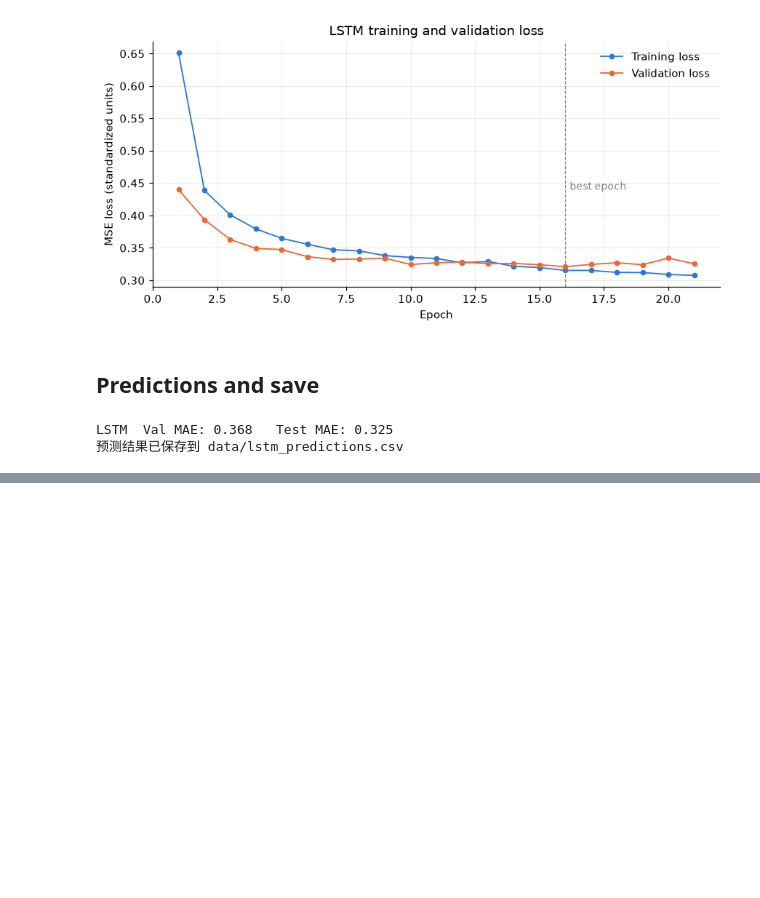
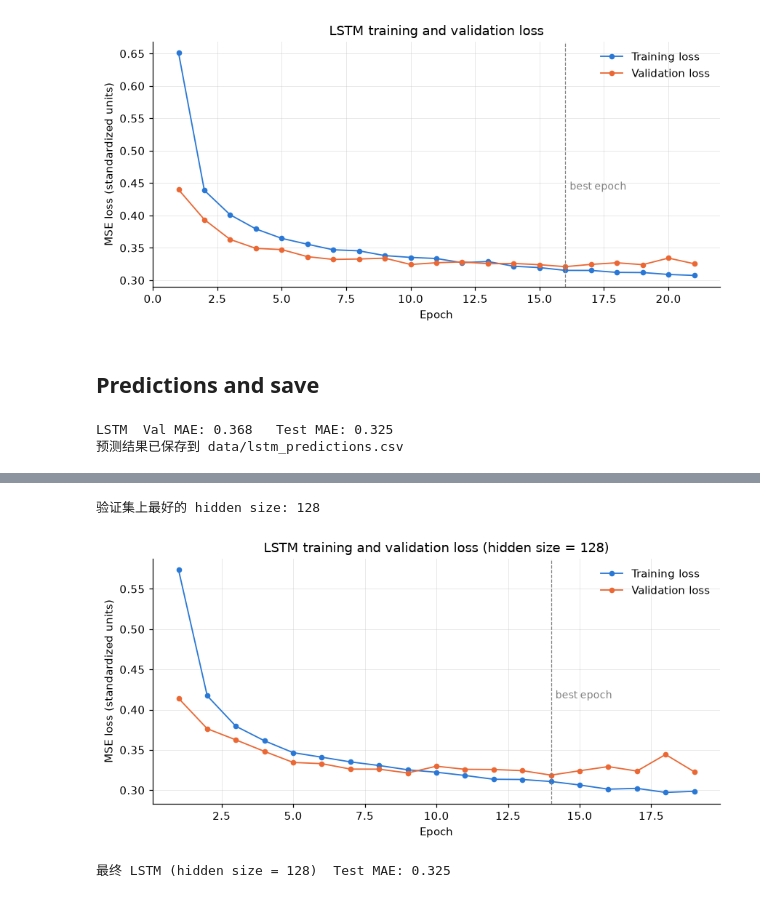
Before and after one commit to JerryLiu0214/electricity-forecasting, a Jupyter notebook: 03_lstm.ipynb, the cells around one changed output, grey strips where cells are left out. Drawn from its saved outputs; the diff is of its cells as text; code cells hidden in the pictures; blank space fills up the shorter version.

Commit message:
Tune LSTM hidden size, update comparison and error analysis

```diff
--- a/03_lstm.ipynb
+++ b/03_lstm.ipynb
@@ -248,0 +318,36 @@ LSTM  Val MAE: 0.368   Test MAE: 0.325
+# %%
+best_size = size_table["val MAE"].astype(float).idxmin()
+lstm_model, history, lstm_time = size_runs[best_size]
+best_epoch = int(np.argmin(history["val_loss"])) + 1
+print(f"验证集上最好的 hidden size: {best_size}")
+
+epochs = range(1, len(history["train_loss"]) + 1)
+fig, ax = plt.subplots(figsize=(8, 4))
+ax.plot(epochs, history["train_loss"], color=BLUE, marker="o", markersize=4, label="Training loss")
+ax.plot(epochs, history["val_loss"], color=ORANGE, marker="o", markersize=4, label="Validation loss")
+ax.axvline(best_epoch, color="grey", linestyle="--", linewidth=0.8)
+ax.annotate("best epoch", xy=(best_epoch, max(history["val_loss"])), xytext=(4, 0),
+            textcoords="offset points", fontsize=9, color="grey")
+ax.set_xlabel("Epoch")
+ax.set_ylabel("MSE loss (standardized units)")
+ax.set_title(f"LSTM training and validation loss (hidden size = {best_size})")
+ax.legend(frameon=False)
+plt.tight_layout()
+plt.show()
+
+val_pred = predict_kw(lstm_model, X_val_seq)
+test_pred = predict_kw(lstm_model, X_test_seq)
+lstm_predictions = pd.concat([
+    pd.DataFrame({"split": "val", "prediction": val_pred}, index=val.index),
+    pd.DataFrame({"split": "test", "prediction": test_pred}, index=test.index),
+])
+lstm_predictions.to_csv("data/lstm_predictions.csv")
+pd.DataFrame(history).assign(train_time_s=lstm_time).to_csv("data/lstm_history.csv", index_label="epoch")
+size_table.to_csv("data/lstm_hidden_size_search.csv", index_label="hidden_size")
+
+test_mae = np.mean(np.abs(test["target"].to_numpy() - test_pred))
+print(f"最终 LSTM (hidden size = {best_size})  Test MAE: {test_mae:.3f}")
+# %% [output]
+验证集上最好的 hidden size: 128
+[figure, added]
+最终 LSTM (hidden size = 128)  Test MAE: 0.325
```
Also changed, not shown: parts of 1 cell of this notebook, 1 other file.
